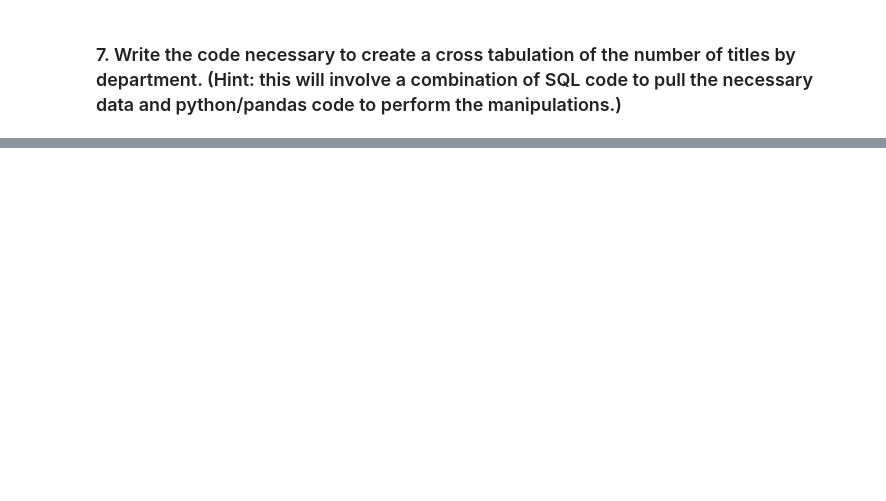
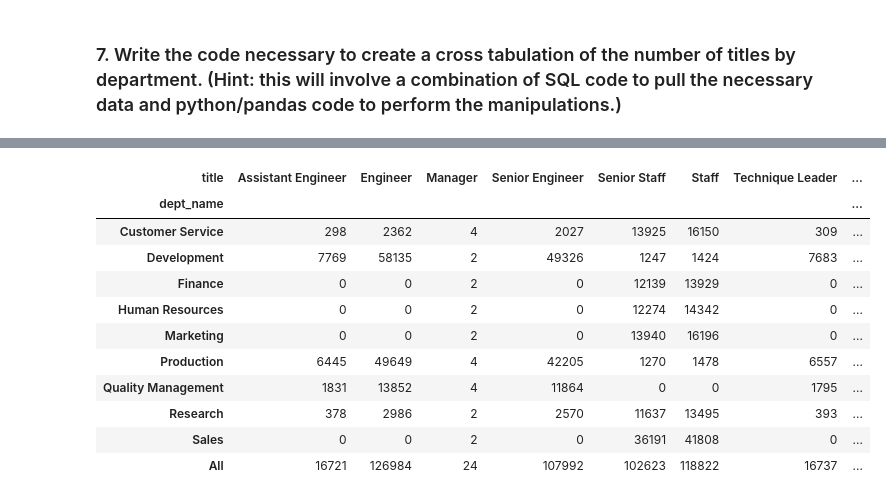
Before and after one commit to greg-maggard/numpy_pandas_visualization_exercises, a Jupyter notebook: advanced_dataframes.ipynb, the cells around one changed output, grey strips where cells are left out. Saved outputs shown, nothing was run; the diff lists cells and outputs as text; code cells hidden in the pictures; blank space fills up the shorter version.

```diff
--- a/advanced_dataframes.ipynb
+++ b/advanced_dataframes.ipynb
@@ -414,0 +531,17 @@ Name: hire_date, dtype: object
+# %%
+pd.crosstab(dept_and_titles.title, dept_and_titles.dept_name, margins = True)
+
+#It would be worthwhile to go back and eliminate duplicates by setting the output to current date. As it sits here, if a person has held multiple titles. they will be accounted for multiple times. My numbers are therefore too high.
+# %% [output]
+| title | Assistant Engineer | Engineer | Manager | Senior Engineer | Senior Staff | Staff | Technique Leader | ... |
+| dept_name |  |  |  |  |  |  |  | ... |
+| Customer Service | 298 | 2362 | 4 | 2027 | 13925 | 16150 | 309 | ... |
+| Development | 7769 | 58135 | 2 | 49326 | 1247 | 1424 | 7683 | ... |
+| Finance | 0 | 0 | 2 | 0 | 12139 | 13929 | 0 | ... |
+| Human Resources | 0 | 0 | 2 | 0 | 12274 | 14342 | 0 | ... |
+| Marketing | 0 | 0 | 2 | 0 | 13940 | 16196 | 0 | ... |
+| Production | 6445 | 49649 | 4 | 42205 | 1270 | 1478 | 6557 | ... |
+| Quality Management | 1831 | 13852 | 4 | 11864 | 0 | 0 | 1795 | ... |
+| Research | 378 | 2986 | 2 | 2570 | 11637 | 13495 | 393 | ... |
+| Sales | 0 | 0 | 2 | 0 | 36191 | 41808 | 0 | ... |
+| All | 16721 | 126984 | 24 | 107992 | 102623 | 118822 | 16737 | ... |
```
Also changed, not shown: parts of 13 cells of this notebook.
